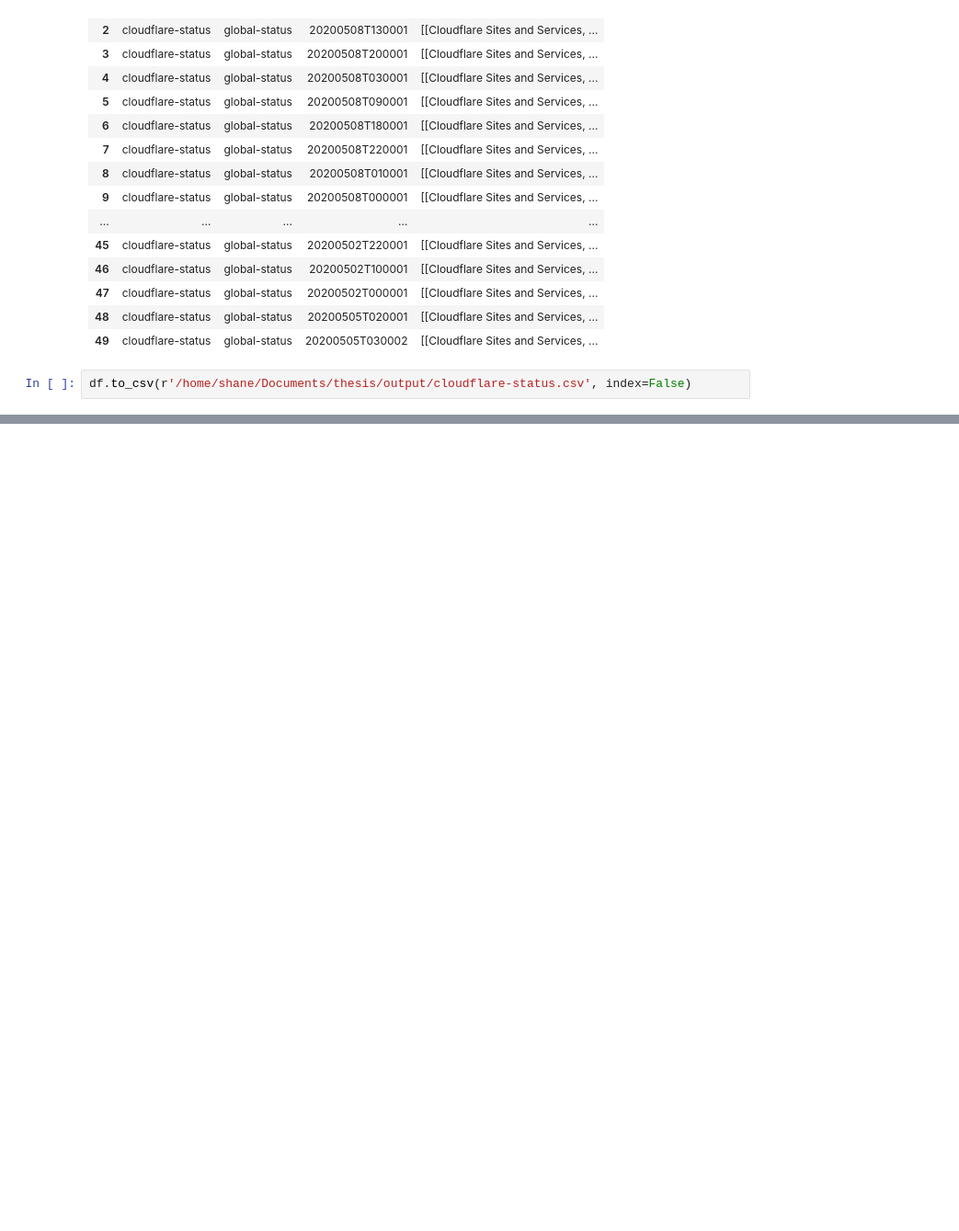
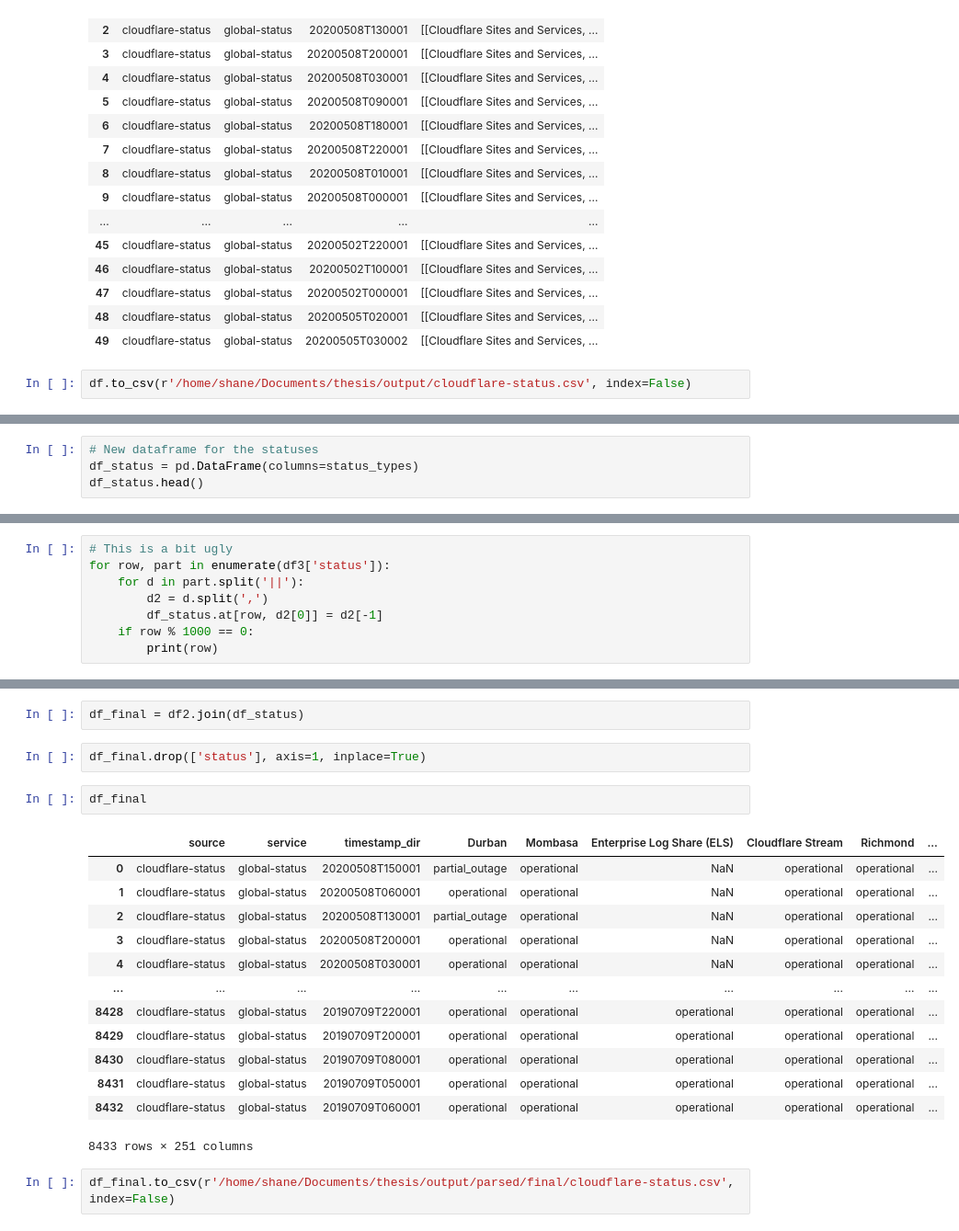
Before and after one commit to shanemin/thesis-msc-cloud-failures, a Jupyter notebook: scripts/parsers/cloudflare-status.ipynb, the cells around one changed output, grey strips where cells are left out. Shown: that part at 92% size. Saved outputs shown, nothing was run; the diff lists cells and outputs as text; blank space fills up the shorter version.

Commit message:
cloudflare blowup status

```diff
--- a/scripts/parsers/cloudflare-status.ipynb
+++ b/scripts/parsers/cloudflare-status.ipynb
@@ -88,0 +152,4 @@ df.to_csv(r'/home/shane/Documents/thesis/output/cloudflare-status.csv', index=Fa
+# %%
+# New dataframe for the statuses
+df_status = pd.DataFrame(columns=status_types)
+df_status.head()
@@ -88,0 +159,8 @@ df.to_csv(r'/home/shane/Documents/thesis/output/cloudflare-status.csv', index=Fa
+# %%
+# This is a bit ugly
+for row, part in enumerate(df3['status']):
+    for d in part.split('||'):
+        d2 = d.split(',')
+        df_status.at[row, d2[0]] = d2[-1]
+    if row % 1000 == 0:
+        print(row)
@@ -88,0 +177,22 @@ df.to_csv(r'/home/shane/Documents/thesis/output/cloudflare-status.csv', index=Fa
+# %%
+df_final = df2.join(df_status)
+# %%
+df_final.drop(['status'], axis=1, inplace=True)
+# %%
+df_final
+# %% [output]
+|  | source | service | timestamp_dir | Durban | Mombasa | Enterprise Log Share (ELS) | Cloudflare Stream | Richmond | ... |
+| 0 | cloudflare-status | global-status | 20200508T150001 | partial_outage | operational | NaN | operational | operational | ... |
+| 1 | cloudflare-status | global-status | 20200508T060001 | operational | operational | NaN | operational | operational | ... |
+| 2 | cloudflare-status | global-status | 20200508T130001 | partial_outage | operational | NaN | operational | operational | ... |
+| 3 | cloudflare-status | global-status | 20200508T200001 | operational | operational | NaN | operational | operational | ... |
+| 4 | cloudflare-status | global-status | 20200508T030001 | operational | operational | NaN | operational | operational | ... |
+| ... | ... | ... | ... | ... | ... | ... | ... | ... | ... |
+| 8428 | cloudflare-status | global-status | 20190709T220001 | operational | operational | operational | operational | operational | ... |
+| 8429 | cloudflare-status | global-status | 20190709T200001 | operational | operational | operational | operational | operational | ... |
+| 8430 | cloudflare-status | global-status | 20190709T080001 | operational | operational | operational | operational | operational | ... |
+| 8431 | cloudflare-status | global-status | 20190709T050001 | operational | operational | operational | operational | operational | ... |
+| 8432 | cloudflare-status | global-status | 20190709T060001 | operational | operational | operational | operational | operational | ... |
+8433 rows × 251 columns
+# %%
+df_final.to_csv(r'/home/shane/Documents/thesis/output/parsed/final/cloudflare-status.csv', index=False)
```
Also changed, not shown: parts of 9 cells of this notebook, 3 other files.
